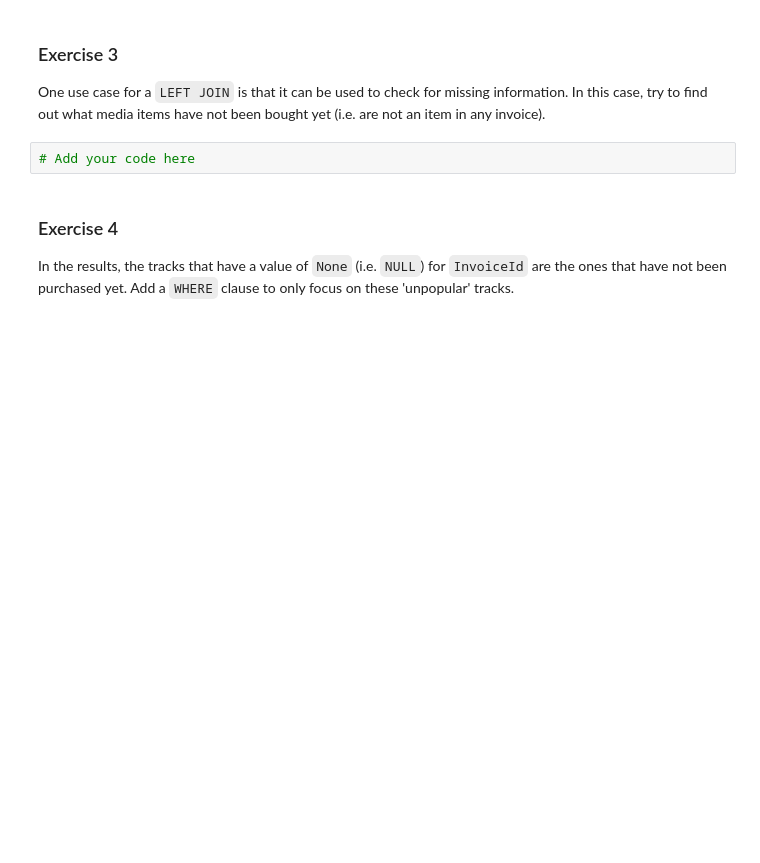
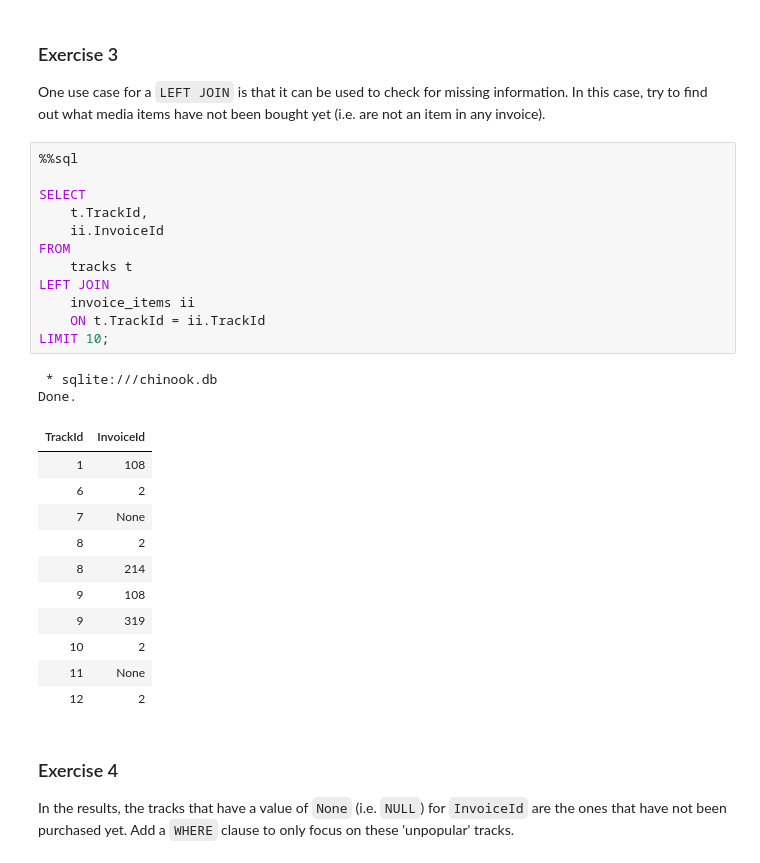
Before and after one commit to RealElvince/chinook-db-project-in-notebook, a Jupyter notebook: Join statements [Exercise].ipynb, the cells around one changed output. Cells and saved outputs as stored; diff of their text form; blank space fills up the shorter version.

Commit message:
media items have not been bought

```diff
--- a/Join statements [Exercise].ipynb
+++ b/Join statements [Exercise].ipynb
@@ -129,7 +129,31 @@ Done.
 
 One use case for a `LEFT JOIN` is that it can be used to check for missing information. In this case, try to find out what media items have not been bought yet (i.e. are not an item in any invoice).
 # %%
-# Add your code here
+%%sql
+
+SELECT
+    t.TrackId,
+    ii.InvoiceId
+FROM
+    tracks t
+LEFT JOIN
+    invoice_items ii
+    ON t.TrackId = ii.TrackId
+LIMIT 10;
+# %% [output]
+ * sqlite:///chinook.db
+Done.
+| TrackId | InvoiceId |
+| 1 | 108 |
+| 6 | 2 |
+| 7 | None |
+| 8 | 2 |
+| 8 | 214 |
+| 9 | 108 |
+| 9 | 319 |
+| 10 | 2 |
+| 11 | None |
+| 12 | 2 |
 # %% [markdown]
 ### Exercise 4
 
```
Also changed, not shown: parts of 1 cell of this notebook.
